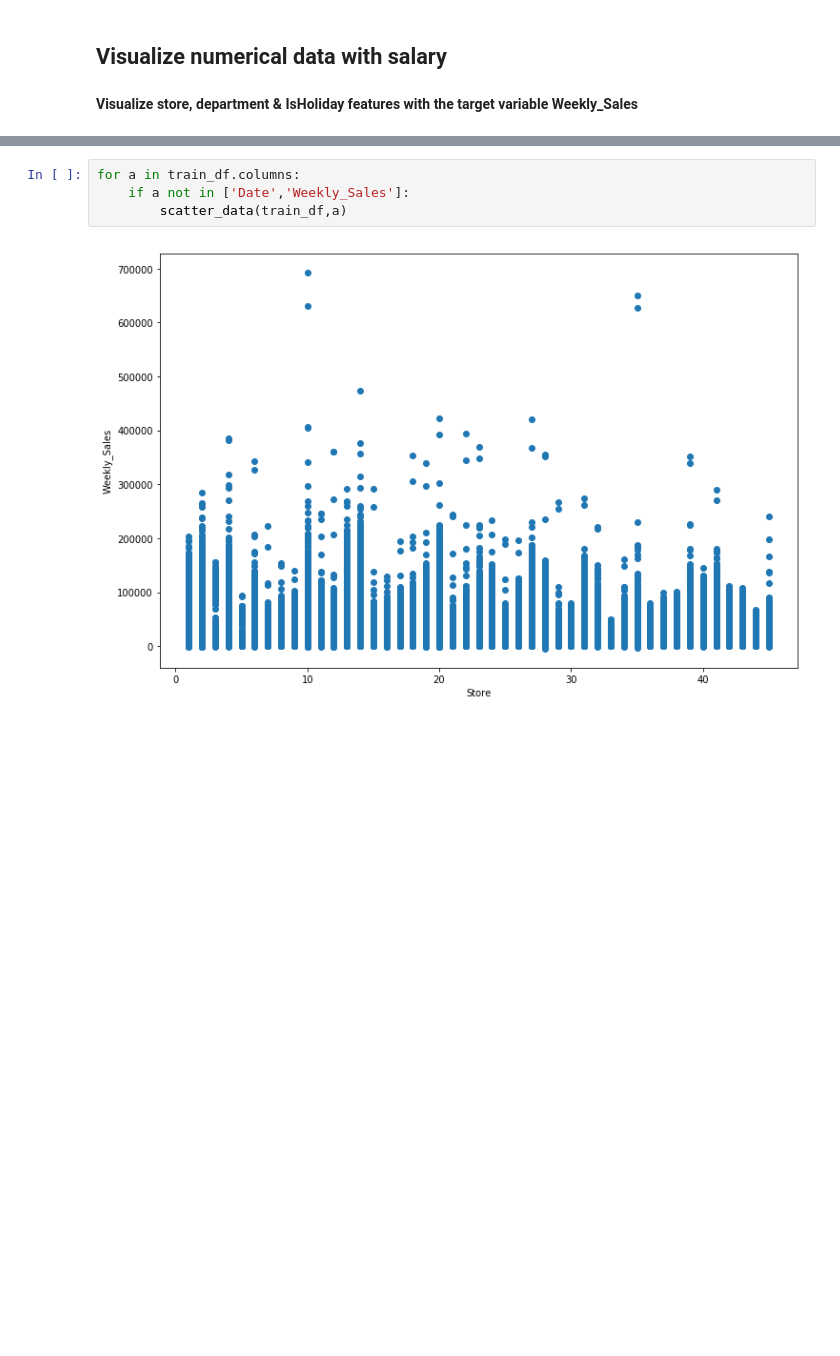
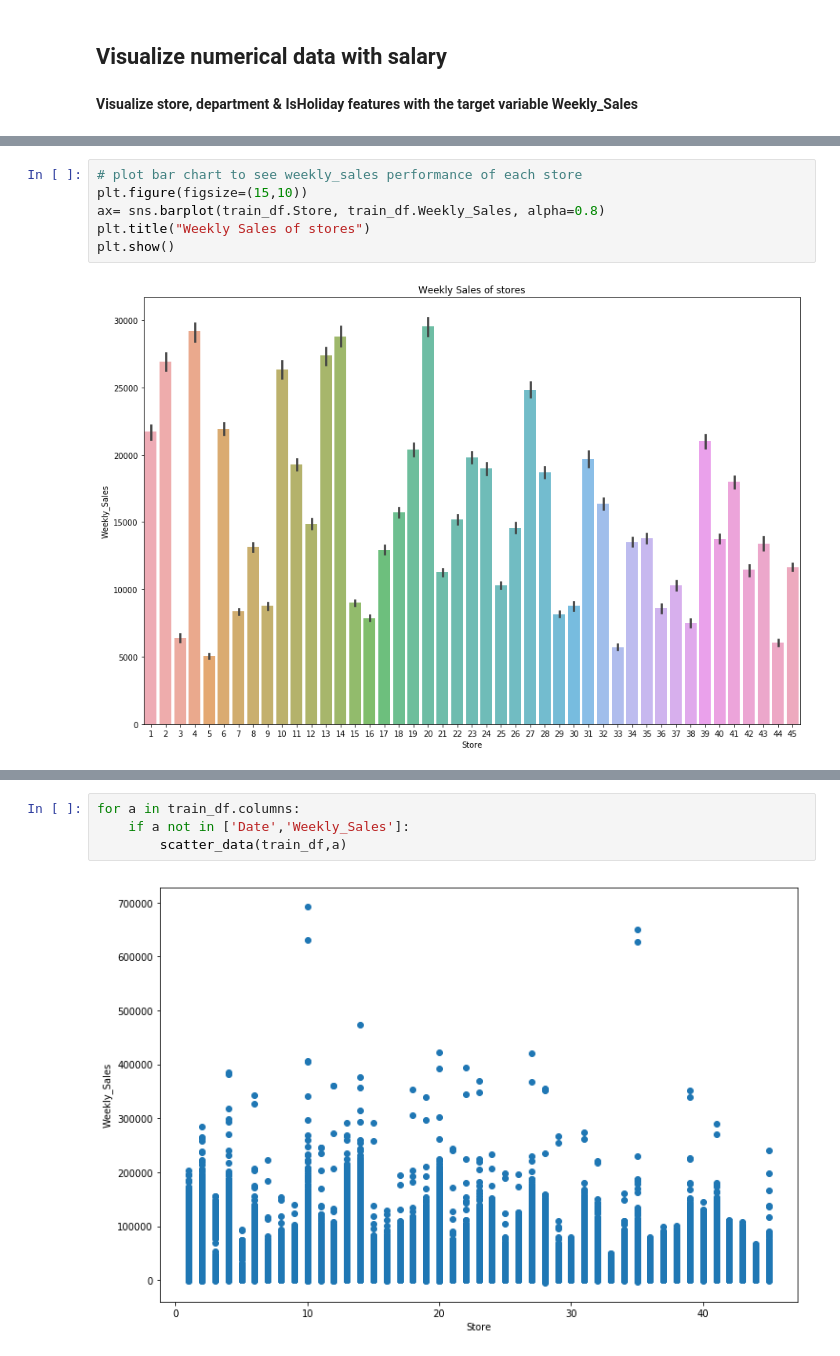
Before and after one commit to chhaviarora95/salesforecasting, a Jupyter notebook: Sales Forecasting.ipynb, the cells around one changed output, grey strips where cells are left out. Saved outputs shown, nothing was run; the diff lists cells and outputs as text; blank space fills up the shorter version.

```diff
--- a/Sales Forecasting.ipynb
+++ b/Sales Forecasting.ipynb
@@ -299,0 +313,8 @@ __Visualize store, department & IsHoliday features with the target variable Week
+# %%
+# plot bar chart to see weekly_sales performance of each store
+plt.figure(figsize=(15,10))
+ax= sns.barplot(train_df.Store, train_df.Weekly_Sales, alpha=0.8)
+plt.title("Weekly Sales of stores")
+plt.show()
+# %% [output]
+[figure, added]
```
Also changed, not shown: parts of 18 cells of this notebook.
